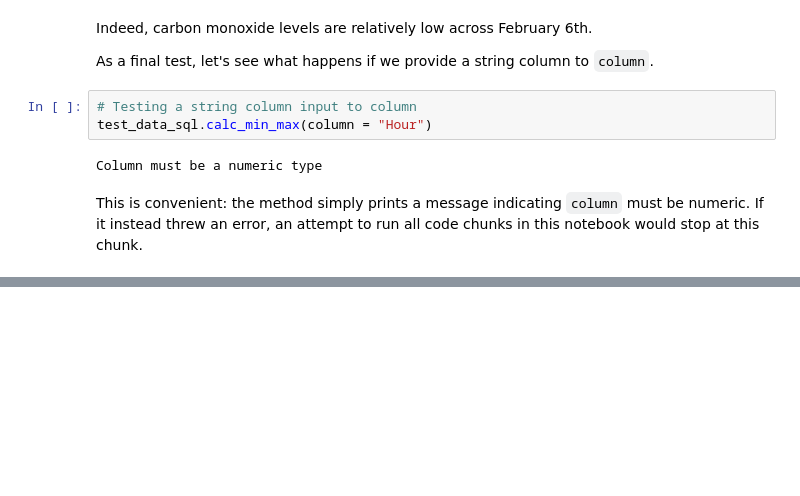
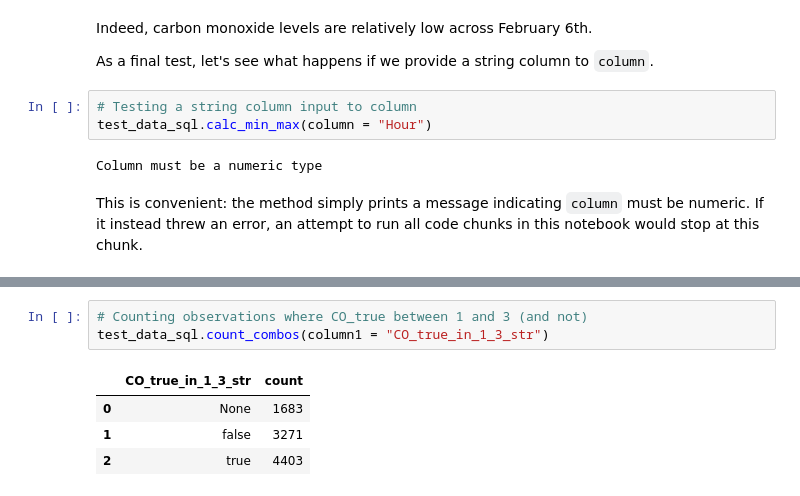
Before and after one commit to jccrews256/ST-554-Project-2, a Jupyter notebook: Project 2 Notebook.ipynb, the cells around one changed output, grey strips where cells are left out. Drawn from its saved outputs; the diff is of its cells as text; blank space fills up the shorter version.

```diff
--- a/Project 2 Notebook.ipynb
+++ b/Project 2 Notebook.ipynb
@@ -483,0 +504,8 @@ This is convenient: the method simply prints a message indicating `column` must
+# %%
+# Counting observations where CO_true between 1 and 3 (and not)
+test_data_sql.count_combos(column1 = "CO_true_in_1_3_str")
+# %% [output]
+|  | CO_true_in_1_3_str | count |
+| 0 | None | 1683 |
+| 1 | false | 3271 |
+| 2 | true | 4403 |
```
Also changed, not shown: parts of 34 cells of this notebook.
